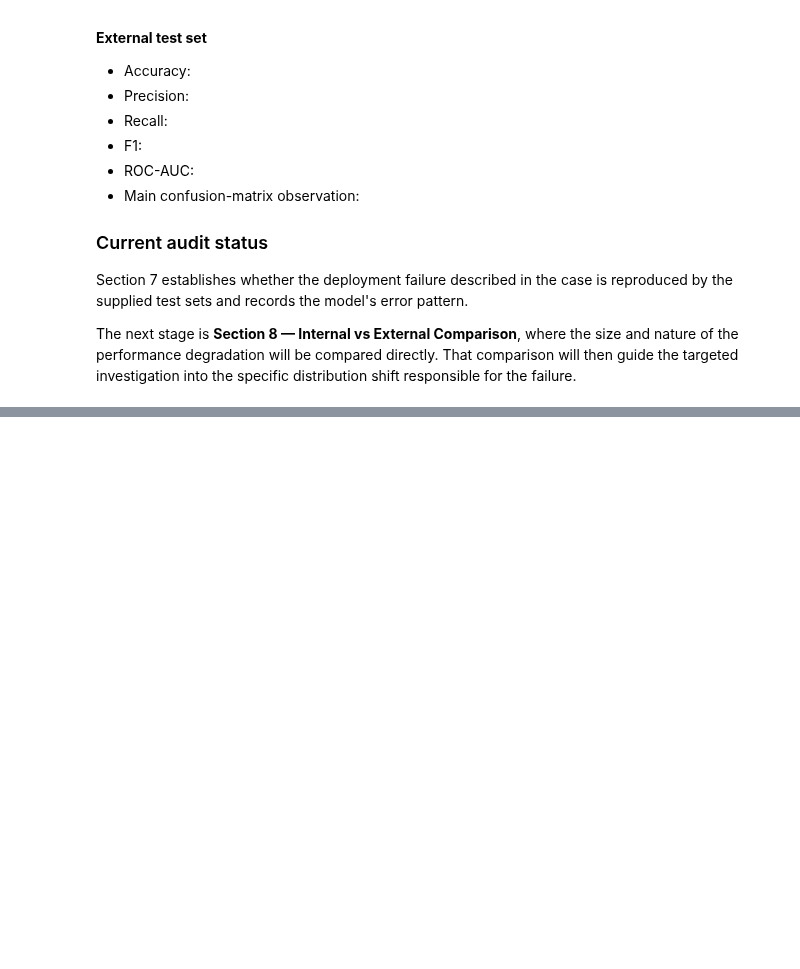
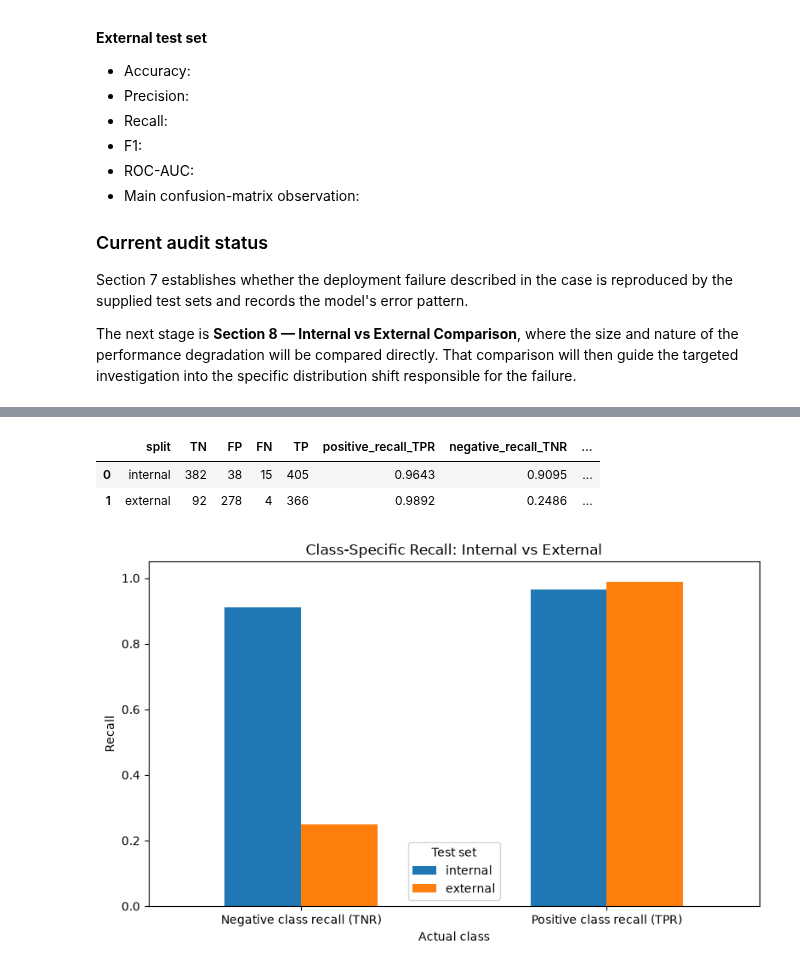
Before and after one commit to SamuelFleming/IFN680-S22026-Grp43, a Jupyter notebook: Assessment1/Project4/project4_code/case1.ipynb, the cells around one changed output, grey strips where cells are left out. Drawn from its saved outputs; the diff is of its cells as text; code cells hidden in the pictures; blank space fills up the shorter version.

```diff
--- a/Assessment1/Project4/project4_code/case1.ipynb
+++ b/Assessment1/Project4/project4_code/case1.ipynb
@@ -796,0 +899,80 @@ The next stage is **Section 8 — Internal vs External Comparison**, where the s
+# %%
+def calculate_class_error_rates(predictions, split_name):
+    subset = predictions[predictions["split"] == split_name]
+
+    y_true = subset["true_class_index"].to_numpy()
+    y_pred = subset["predicted_class_index"].to_numpy()
+
+    negative_idx = class_to_idx["negative"]
+    positive_idx = class_to_idx["positive"]
+
+    tn = np.sum((y_true == negative_idx) & (y_pred == negative_idx))
+    fp = np.sum((y_true == negative_idx) & (y_pred == positive_idx))
+    fn = np.sum((y_true == positive_idx) & (y_pred == negative_idx))
+    tp = np.sum((y_true == positive_idx) & (y_pred == positive_idx))
+
+    tpr = tp / (tp + fn)
+    tnr = tn / (tn + fp)
+    fpr = fp / (fp + tn)
+    fnr = fn / (fn + tp)
+
+    return {
+        "split": split_name,
+        "TN": tn,
+        "FP": fp,
+        "FN": fn,
+        "TP": tp,
+        "positive_recall_TPR": tpr,
+        "negative_recall_TNR": tnr,
+        "false_positive_rate": fpr,
+        "false_negative_rate": fnr,
+    }
+
+
+class_error_rates = pd.DataFrame([
+    calculate_class_error_rates(predictions_df, "internal"),
+    calculate_class_error_rates(predictions_df, "external"),
+])
+
+display(
+    class_error_rates.style.format({
+        "positive_recall_TPR": "{:.4f}",
+        "negative_recall_TNR": "{:.4f}",
+        "false_positive_rate": "{:.4f}",
+        "false_negative_rate": "{:.4f}",
+    })
+)
+# %% [output]
+|  | split | TN | FP | FN | TP | positive_recall_TPR | negative_recall_TNR | ... |
+| 0 | internal | 382 | 38 | 15 | 405 | 0.9643 | 0.9095 | ... |
+| 1 | external | 92 | 278 | 4 | 366 | 0.9892 | 0.2486 | ... |
+# %%
+# Plot the two class-specific correct-classification rates.
+class_recall_plot = (
+    class_error_rates
+    .set_index("split")[
+        ["negative_recall_TNR", "positive_recall_TPR"]
+    ]
+    .rename(columns={
+        "negative_recall_TNR": "Negative class recall (TNR)",
+        "positive_recall_TPR": "Positive class recall (TPR)",
+    })
+    .T
+)
+
+ax = class_recall_plot.plot(
+    kind="bar",
+    figsize=(8, 5),
+)
+
+ax.set_title("Class-Specific Recall: Internal vs External")
+ax.set_xlabel("Actual class")
+ax.set_ylabel("Recall")
+ax.set_ylim(0, 1.05)
+ax.tick_params(axis="x", rotation=0)
+ax.legend(title="Test set")
+
+plt.tight_layout()
+plt.show()
+# %% [output]
+[figure, added]
```
Also changed, not shown: parts of 22 cells of this notebook.
